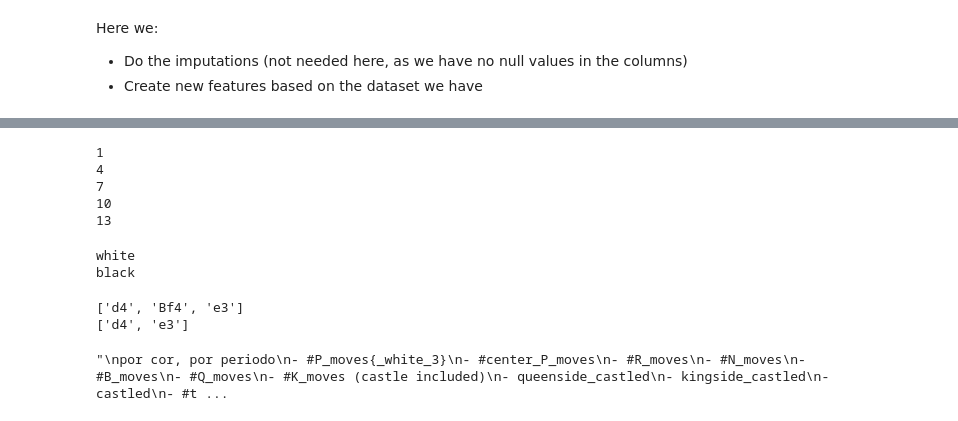
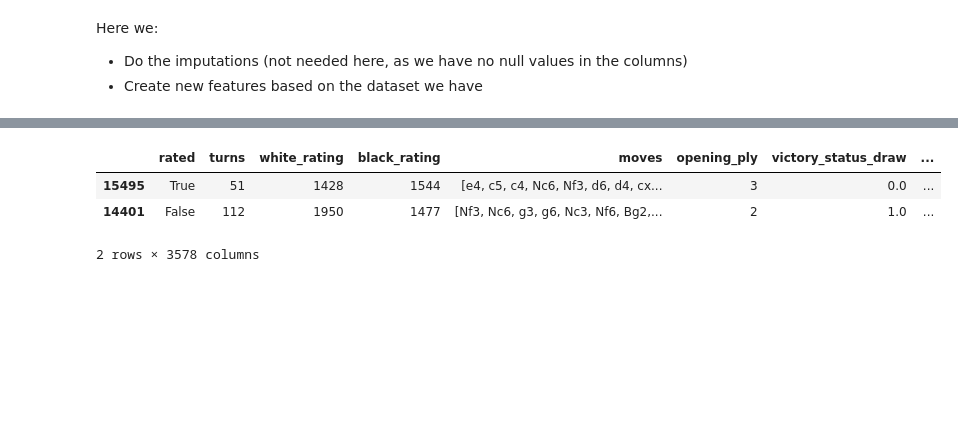
Before and after one commit to mpereiramoretti/lichess-games-prediction, a Jupyter notebook: 0. EDA/0.1 Selecting the variables.ipynb, the cells around one changed output, grey strips where cells are left out. Cells and saved outputs as stored; diff of their text form; code cells hidden in the pictures; blank space fills up the shorter version.

```diff
--- a/0. EDA/0.1 Selecting the variables.ipynb
+++ b/0. EDA/0.1 Selecting the variables.ipynb
@@ -532,53 +429,0 @@ True
-# %%
-for move_count in range(1, 15, 3):
-    print(move_count)
-# %% [output]
-1
-4
-7
-10
-13
-# %%
-for color in ["white", "black"]:
-    print(color)
-# %% [output]
-white
-black
-# %%
-pieces = ["R", "N", "B", "Q", "K"]
-columns = ["a", "b", "c", "d", "e", "f", "g", "h"]
-
-moves = match.str.split(" ").to_list()[0]
-white_moves = turns[::2]
-black_moves = turns[1::2]
-
-# move 3
-white_move3 = white_moves[0:3]
-print(white_move3)
-P_moves_white_move3 = [move for move in white_move3 if move.startswith(tuple(columns))]
-qtt_P_moves_white_move3 = len(P_moves_white_move3)
-
-'''
-por cor, por periodo
-- #P_moves{_white_3}
-- #center_P_moves
-- #R_moves
-- #N_moves
-- #B_moves
-- #Q_moves
-- #K_moves (castle included)
-- queenside_castled
-- kingside_castled
-- castled
-- #takes
-- #checks
-- #queen_sided_moves (moves between 'a' and 'd' files (included))
-- #king_sided_moves (moves between 'e' and 'h' files (included))
-- #centered_moves (moves between 'c' and 'f' files (included))
-
-Suggestions: Change notation to PxC ==> take into account the material
-'''
-# %% [output]
-['d4', 'Bf4', 'e3']
-['d4', 'e3']
-"\npor cor, por periodo\n- #P_moves{_white_3}\n- #center_P_moves\n- #R_moves\n- #N_moves\n- #B_moves\n- #Q_moves\n- #K_moves (castle included)\n- queenside_castled\n- kingside_castled\n- castled\n- #t ...
@@ -602,0 +430,7 @@ fe = FeatureEngineering()
+# %%
+X_new
+# %% [output]
+|  | rated | turns | white_rating | black_rating | moves | opening_ply | victory_status_draw | ... |
+| 15495 | True | 51 | 1428 | 1544 | [e4, c5, c4, Nc6, Nf3, d6, d4, cx... | 3 | 0.0 | ... |
+| 14401 | False | 112 | 1950 | 1477 | [Nf3, Nc6, g3, g6, Nc3, Nf6, Bg2,... | 2 | 1.0 | ... |
+2 rows × 3578 columns
```
Also changed, not shown: parts of 32 cells of this notebook.
